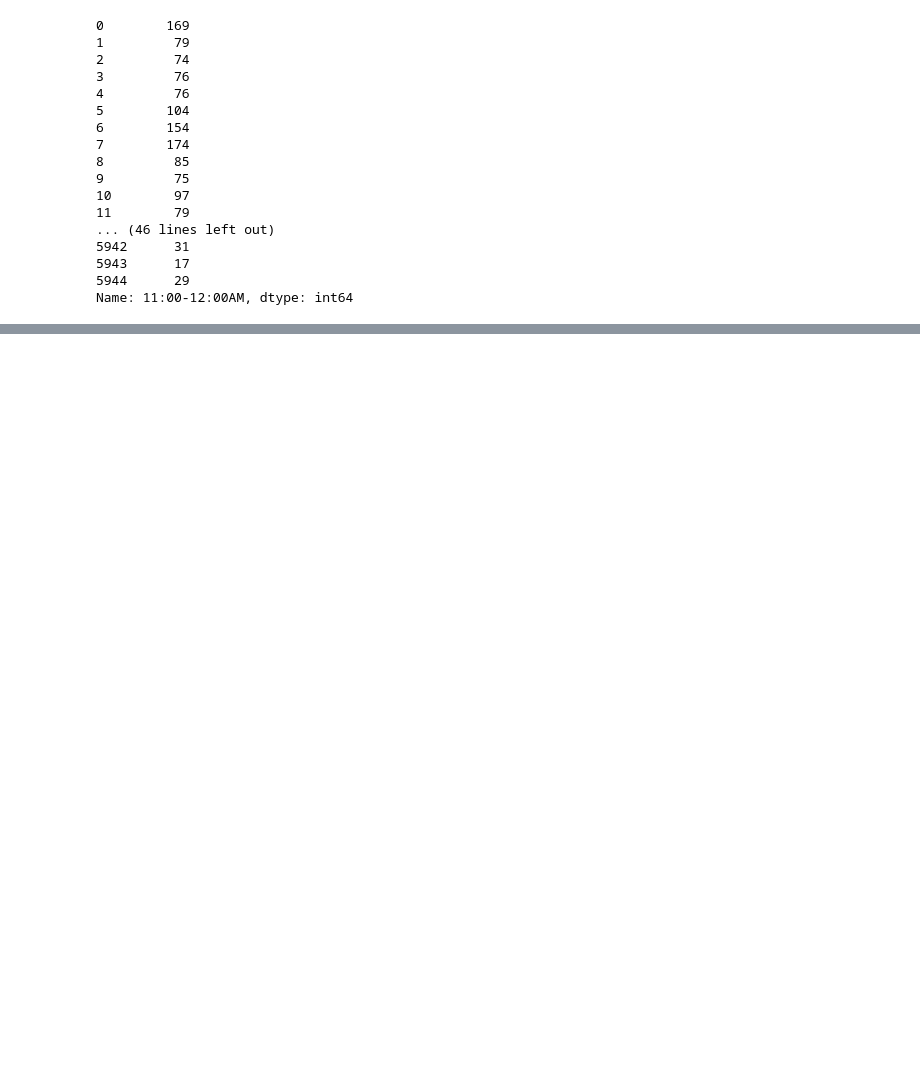
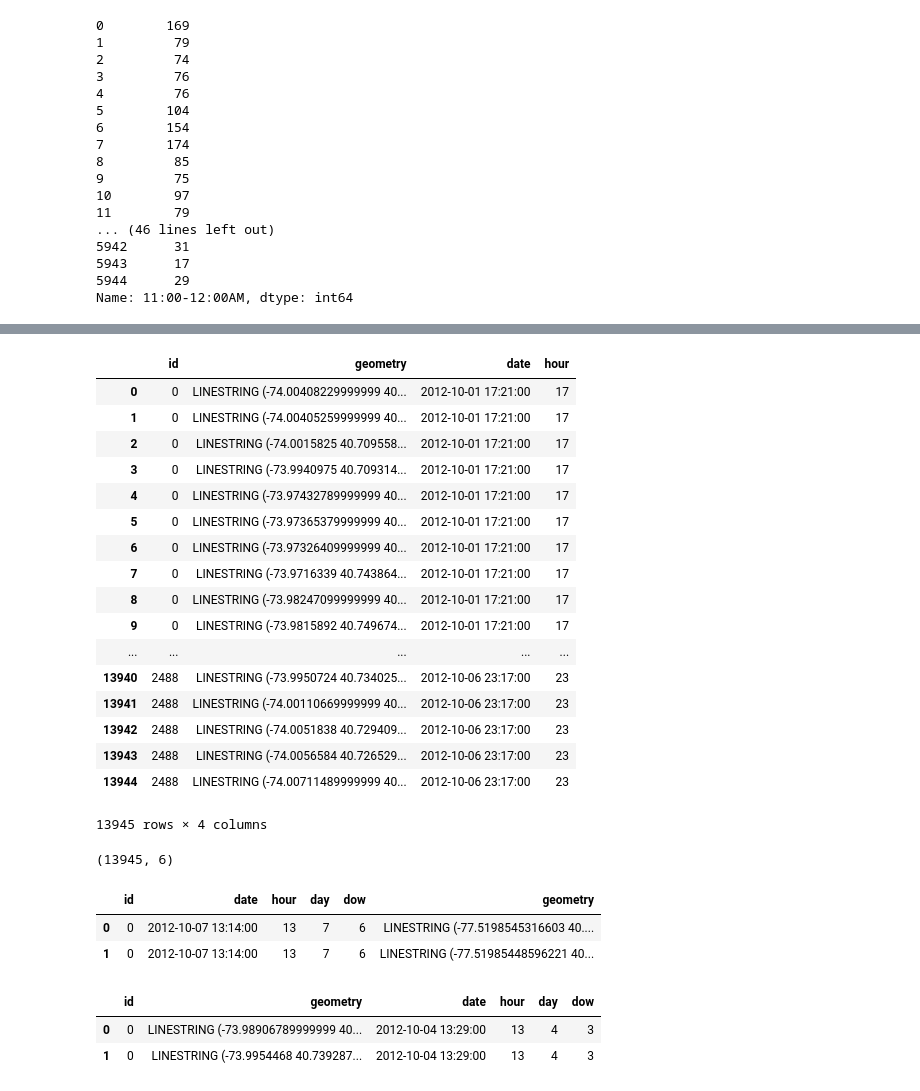
Before and after one commit to princeaker/civic_cab, a Jupyter notebook: shreya_final.ipynb, the cells around one changed output, grey strips where cells are left out. Cells and saved outputs as stored; diff of their text form; code cells hidden in the pictures; blank space fills up the shorter version.

```diff
--- a/shreya_final.ipynb
+++ b/shreya_final.ipynb
@@ -287,0 +419,21 @@ counts=taxi_oct.groupby(['hour']).size()
+# %%
+for i in range(len(x1)):
+    data = get_trips(x1[i], y1[i], x2[i], y2[i])
+    if len(data['routes']) != 0:
+        path = data['routes'][0]['legs'][0]['steps']
+        for j in range(len(path)):
+            trips.append([i,(path[j]['start_location'], path[j]['end_location']), path[j]['distance'], t[i], d[i]])
+    else:
+        trips.append([i, np.nan])
+# %%
+taxi_routes = []
+for i in range(len(trips)):
+    if(trips[i][1] is np.nan):
+        print(i)
+    else:
+        a = [trips[i][1][0]['lng'],trips[i][1][1]['lng']]
+        b = [trips[i][1][0]['lat'],trips[i][1][1]['lat']]
+        c = LineString([Point(ab) for ab in zip(a, b)])
+        t = trips[i][3]
+        d = trips[i][4]
+        taxi_routes.append([trips[i][0], c, d, t])
@@ -287,0 +455,25 @@ counts=taxi_oct.groupby(['hour']).size()
+# %%
+crs = {'init':'epsg:2263'}
+# %%
+taxi_trips = gpd.GeoDataFrame(taxi_routes, columns=['id','geometry', 'date', 'hour'], crs=crs)
+# %%
+taxi_trips.set_geometry('geometry')
+# %% [output]
+|  | id | geometry | date | hour |
+| 0 | 0 | LINESTRING (-74.00408229999999 40... | 2012-10-01 17:21:00 | 17 |
+| 1 | 0 | LINESTRING (-74.00405259999999 40... | 2012-10-01 17:21:00 | 17 |
+| 2 | 0 | LINESTRING (-74.0015825 40.709558... | 2012-10-01 17:21:00 | 17 |
+| 3 | 0 | LINESTRING (-73.9940975 40.709314... | 2012-10-01 17:21:00 | 17 |
+| 4 | 0 | LINESTRING (-73.97432789999999 40... | 2012-10-01 17:21:00 | 17 |
+| 5 | 0 | LINESTRING (-73.97365379999999 40... | 2012-10-01 17:21:00 | 17 |
+| 6 | 0 | LINESTRING (-73.97326409999999 40... | 2012-10-01 17:21:00 | 17 |
+| 7 | 0 | LINESTRING (-73.9716339 40.743864... | 2012-10-01 17:21:00 | 17 |
+| 8 | 0 | LINESTRING (-73.98247099999999 40... | 2012-10-01 17:21:00 | 17 |
+| 9 | 0 | LINESTRING (-73.9815892 40.749674... | 2012-10-01 17:21:00 | 17 |
+| ... | ... | ... | ... | ... |
+| 13940 | 2488 | LINESTRING (-73.9950724 40.734025... | 2012-10-06 23:17:00 | 23 |
+| 13941 | 2488 | LINESTRING (-74.00110669999999 40... | 2012-10-06 23:17:00 | 23 |
+| 13942 | 2488 | LINESTRING (-74.0051838 40.729409... | 2012-10-06 23:17:00 | 23 |
+| 13943 | 2488 | LINESTRING (-74.0056584 40.726529... | 2012-10-06 23:17:00 | 23 |
+| 13944 | 2488 | LINESTRING (-74.00711489999999 40... | 2012-10-06 23:17:00 | 23 |
+13945 rows × 4 columns
@@ -287,0 +483,4 @@ counts=taxi_oct.groupby(['hour']).size()
+# %%
+taxi_trips.shape
+# %% [output]
+(13945, 6)
@@ -287,0 +491,12 @@ counts=taxi_oct.groupby(['hour']).size()
+# %%
+taxi_prince.head(2)
+# %% [output]
+|  | id | date | hour | day | dow | geometry |
+| 0 | 0 | 2012-10-07 13:14:00 | 13 | 7 | 6 | LINESTRING (-77.5198545316603 40.... |
+| 1 | 0 | 2012-10-07 13:14:00 | 13 | 7 | 6 | LINESTRING (-77.51985448596221 40... |
+# %%
+taxi_trips.head(2)
+# %% [output]
+|  | id | geometry | date | hour | day | dow |
+| 0 | 0 | LINESTRING (-73.98906789999999 40... | 2012-10-04 13:29:00 | 13 | 4 | 3 |
+| 1 | 0 | LINESTRING (-73.9954468 40.739287... | 2012-10-04 13:29:00 | 13 | 4 | 3 |
```
Also changed, not shown: parts of 115 cells of this notebook.
